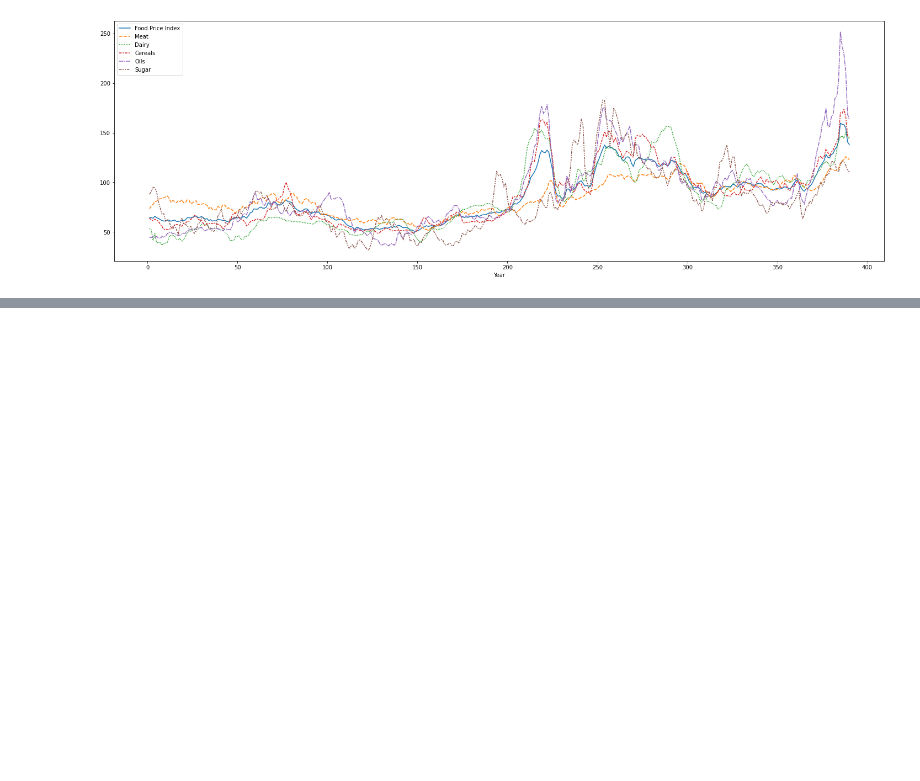
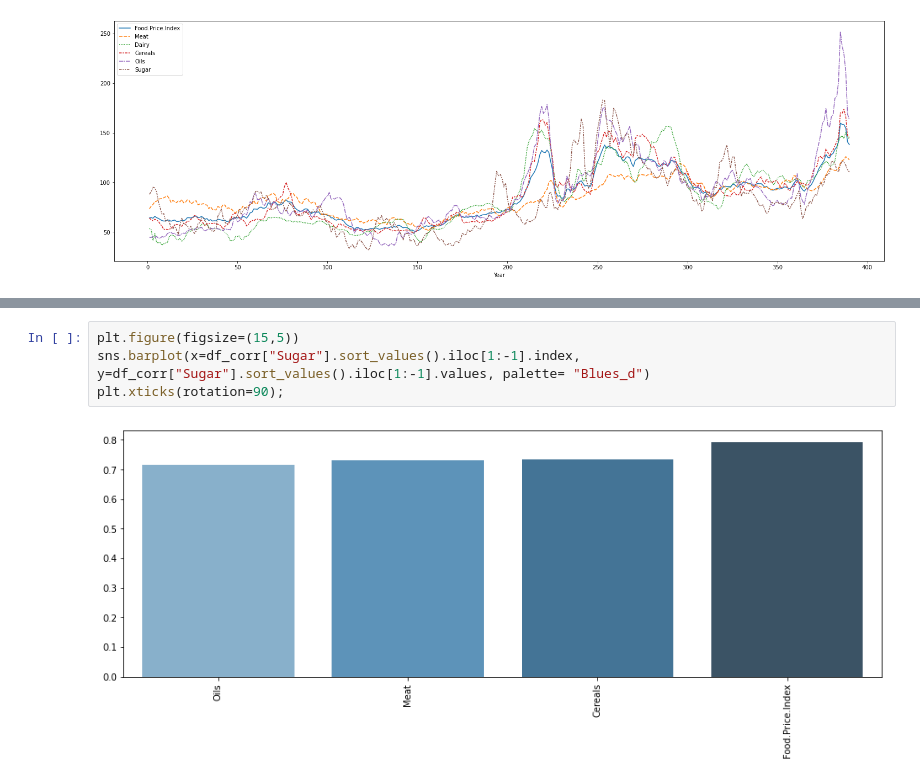
Before and after one commit to mateuszreliga/Global_food_prices, a Jupyter notebook: GFP.ipynb, the cells around one changed output, grey strips where cells are left out. Cells and saved outputs as stored; diff of their text form; blank space fills up the shorter version.

```diff
--- a/GFP.ipynb
+++ b/GFP.ipynb
@@ -90,0 +111,6 @@ plt.show();
+# %%
+plt.figure(figsize=(15,5))
+sns.barplot(x=df_corr["Sugar"].sort_values().iloc[1:-1].index, y=df_corr["Sugar"].sort_values().iloc[1:-1].values, palette= "Blues_d")
+plt.xticks(rotation=90);
+# %% [output]
+[figure, added]
```
Also changed, not shown: parts of 5 cells of this notebook.
